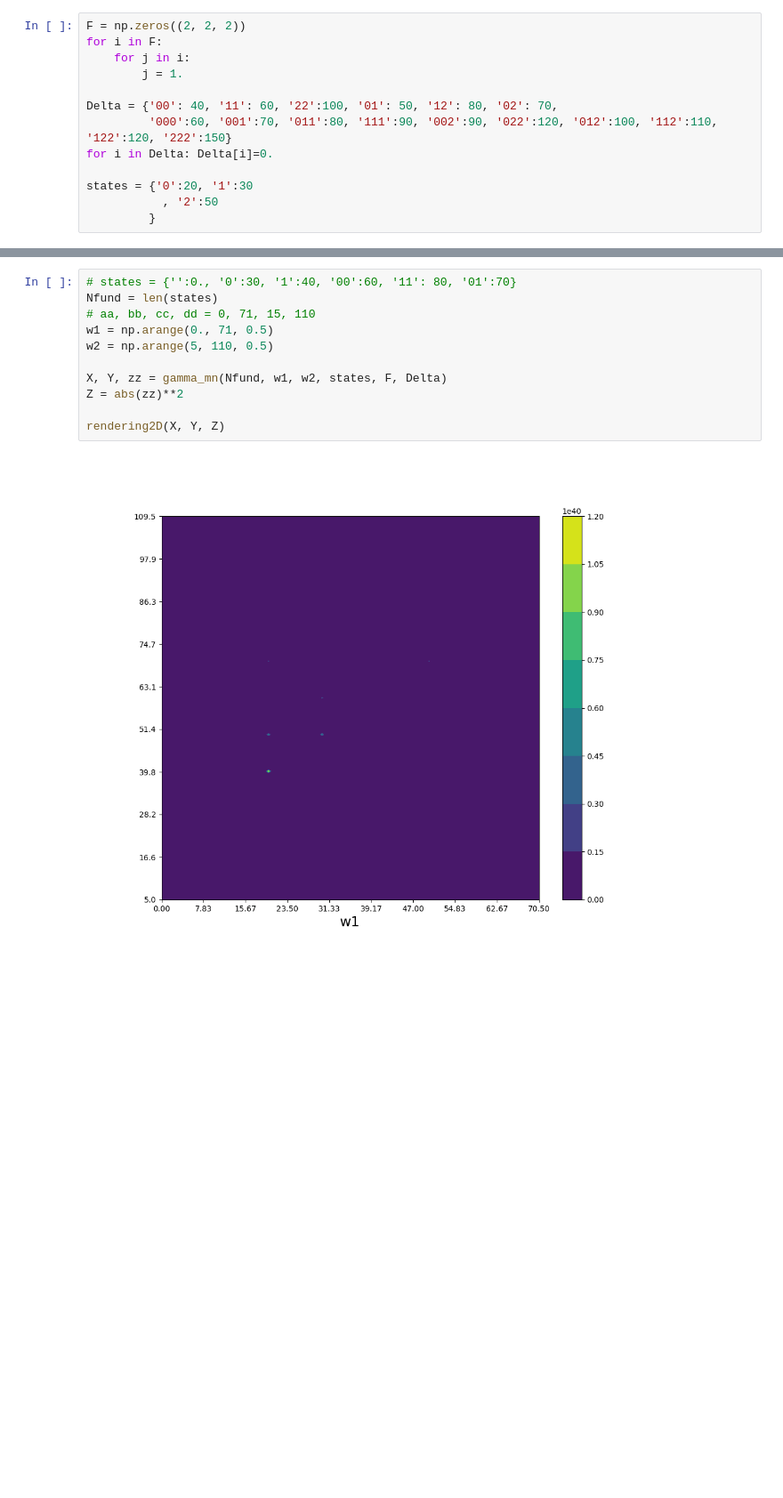
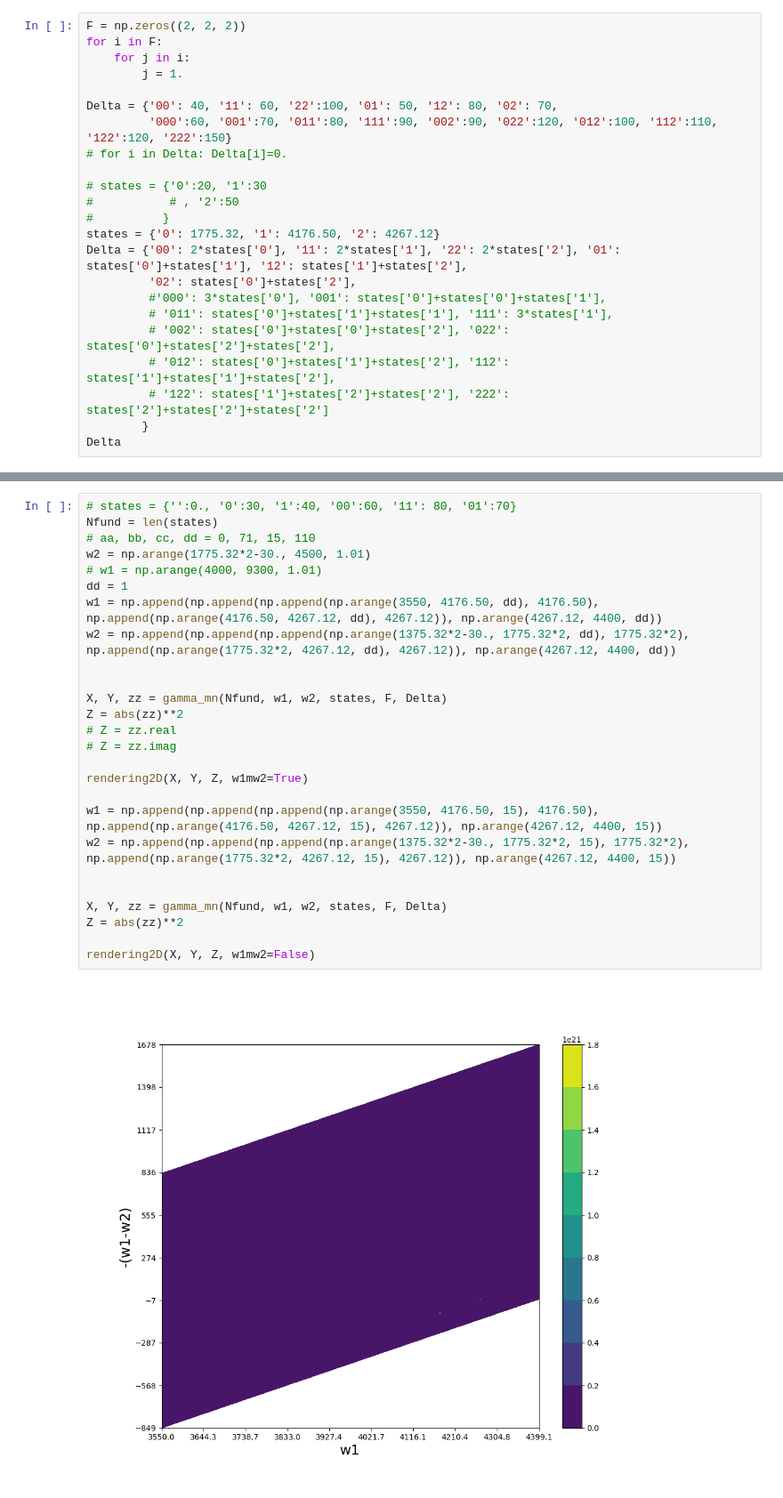
Before and after one commit to wilson-gv-project/wilson-gv, a Jupyter notebook: new_version.ipynb, the cells around one changed output, grey strips where cells are left out. Shown at 89% size. Drawn from its saved outputs; the diff is of its cells as text; blank space fills up the shorter version.

```diff
--- a/new_version.ipynb
+++ b/new_version.ipynb
@@ -188,8 +149,18 @@ for i in F:
 
 Delta = {'00': 40, '11': 60, '22':100, '01': 50, '12': 80, '02': 70,
          '000':60, '001':70, '011':80, '111':90, '002':90, '022':120, '012':100, '112':110, '122':120, '222':150}
-for i in Delta: Delta[i]=0.
+# for i in Delta: Delta[i]=0.
 
-states = {'0':20, '1':30
-           , '2':50
-         }
+# states = {'0':20, '1':30
+#           # , '2':50
+#          }
+states = {'0': 1775.32, '1': 4176.50, '2': 4267.12}
+Delta = {'00': 2*states['0'], '11': 2*states['1'], '22': 2*states['2'], '01': states['0']+states['1'], '12': states['1']+states['2'],
+         '02': states['0']+states['2'],
+         #'000': 3*states['0'], '001': states['0']+states['0']+states['1'],
+         # '011': states['0']+states['1']+states['1'], '111': 3*states['1'],
+         # '002': states['0']+states['0']+states['2'], '022': states['0']+states['2']+states['2'],
+         # '012': states['0']+states['1']+states['2'], '112': states['1']+states['1']+states['2'],
+         # '122': states['1']+states['2']+states['2'], '222': states['2']+states['2']+states['2']
+        }
+Delta
@@ -196,13 +178,28 @@ states = {'0':20, '1':30
 # %%
 # states = {'':0., '0':30, '1':40, '00':60, '11': 80, '01':70}
 Nfund = len(states)
 # aa, bb, cc, dd = 0, 71, 15, 110
-w1 = np.arange(0., 71, 0.5)
-w2 = np.arange(5, 110, 0.5)
+w2 = np.arange(1775.32*2-30., 4500, 1.01)
+# w1 = np.arange(4000, 9300, 1.01)
+dd = 1
+w1 = np.append(np.append(np.append(np.arange(3550, 4176.50, dd), 4176.50), np.append(np.arange(4176.50, 4267.12, dd), 4267.12)), np.arange(4267.12, 4400, dd))
+w2 = np.append(np.append(np.append(np.arange(1375.32*2-30., 1775.32*2, dd), 1775.32*2), np.append(np.arange(1775.32*2, 4267.12, dd), 4267.12)), np.arange(4267.12, 4400, dd))
+
+
+X, Y, zz = gamma_mn(Nfund, w1, w2, states, F, Delta)
+Z = abs(zz)**2
+# Z = zz.real
+# Z = zz.imag
+
+rendering2D(X, Y, Z, w1mw2=True)
+
+w1 = np.append(np.append(np.append(np.arange(3550, 4176.50, 15), 4176.50), np.append(np.arange(4176.50, 4267.12, 15), 4267.12)), np.arange(4267.12, 4400, 15))
+w2 = np.append(np.append(np.append(np.arange(1375.32*2-30., 1775.32*2, 15), 1775.32*2), np.append(np.arange(1775.32*2, 4267.12, 15), 4267.12)), np.arange(4267.12, 4400, 15))
+
 
 X, Y, zz = gamma_mn(Nfund, w1, w2, states, F, Delta)
 Z = abs(zz)**2
 
-rendering2D(X, Y, Z)
+rendering2D(X, Y, Z, w1mw2=False)
 # %% [output]
-[figure, old version]
+[figure, new version]
```
Also changed, not shown: parts of 35 cells of this notebook, 7 other files.
